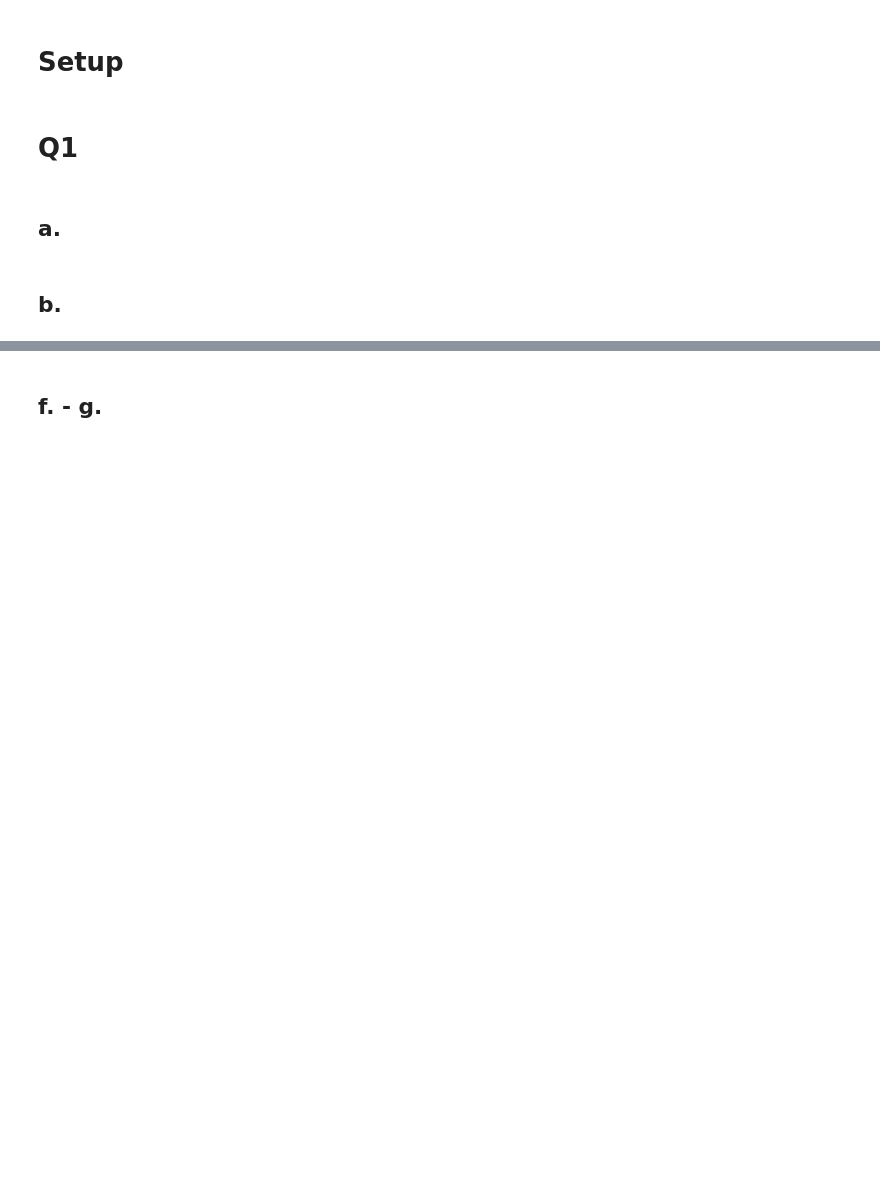
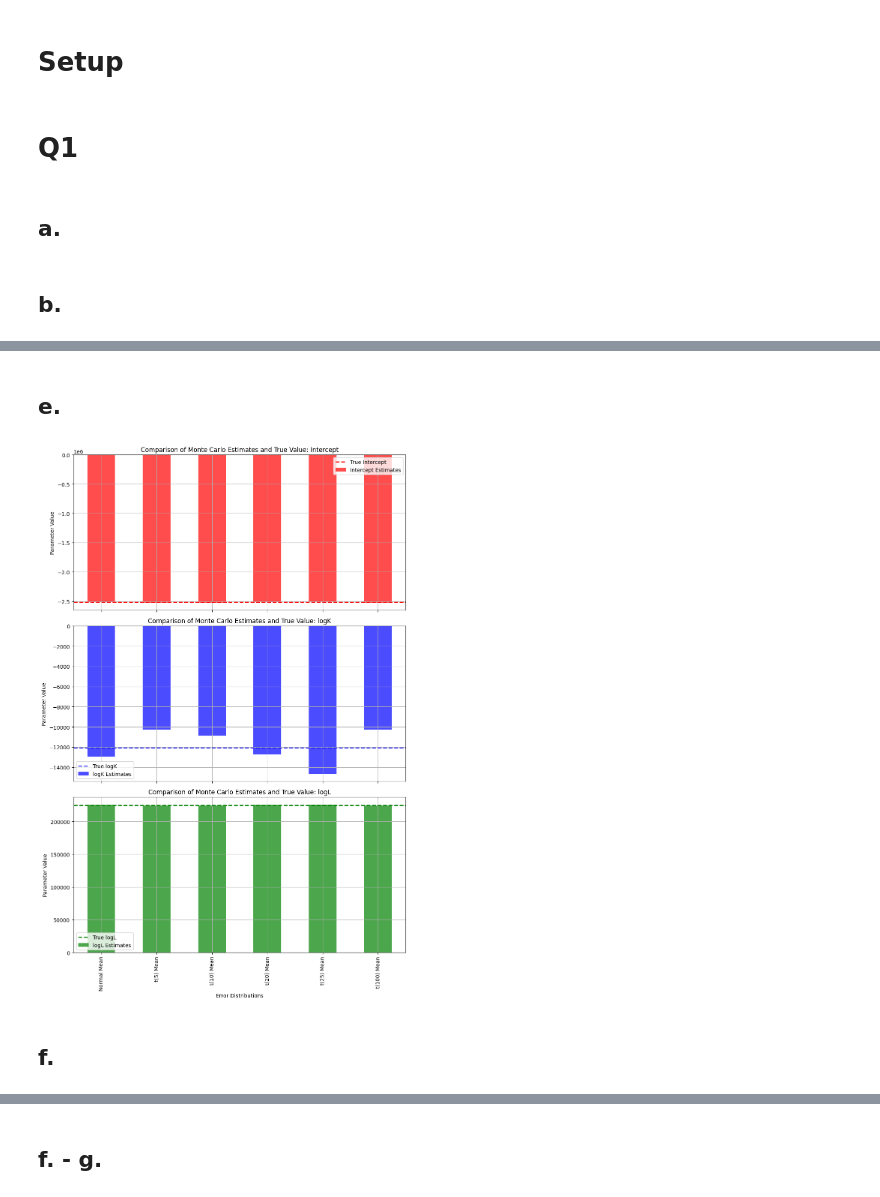
Before and after one commit to damlakayikci/Financial-Applications-of-Machine-Learning, a Jupyter notebook: ps2/main.ipynb, the cells around one changed output, grey strips where cells are left out. Cells and saved outputs as stored; diff of their text form; code cells hidden in the pictures; blank space fills up the shorter version.

```diff
--- a/ps2/main.ipynb
+++ b/ps2/main.ipynb
@@ -130,0 +140,22 @@ logK        -1.208800e+04
+# %% [markdown]
+## e.
+# %%
+fig, axes = plt.subplots(3, 1, figsize=(10, 15), sharex=True)
+parameters = ['Intercept', 'logK', 'logL']
+colors = ['red', 'blue', 'green']
+for i, param in enumerate(parameters):
+    mc_summary.filter(like='Mean').T[param].plot(kind='bar', ax=axes[i], color=colors[i], alpha=0.7, label=f'{param} Estimates')
+    axes[i].axhline(true_params[param], color=colors[i], linestyle='--', linewidth=2, label=f'True {param}')
+    axes[i].set_title(f'Comparison of Monte Carlo Estimates and True Value: {param}')
+    axes[i].set_ylabel('Parameter Value')
+    axes[i].legend()
+    axes[i].grid(True)
+axes[-1].set_xlabel('Error Distributions')
+plt.tight_layout()
+plt.show()
+
+# f
+# %% [output]
+[figure, added]
+# %% [markdown]
+## f.
```
Also changed, not shown: parts of 11 cells of this notebook.
